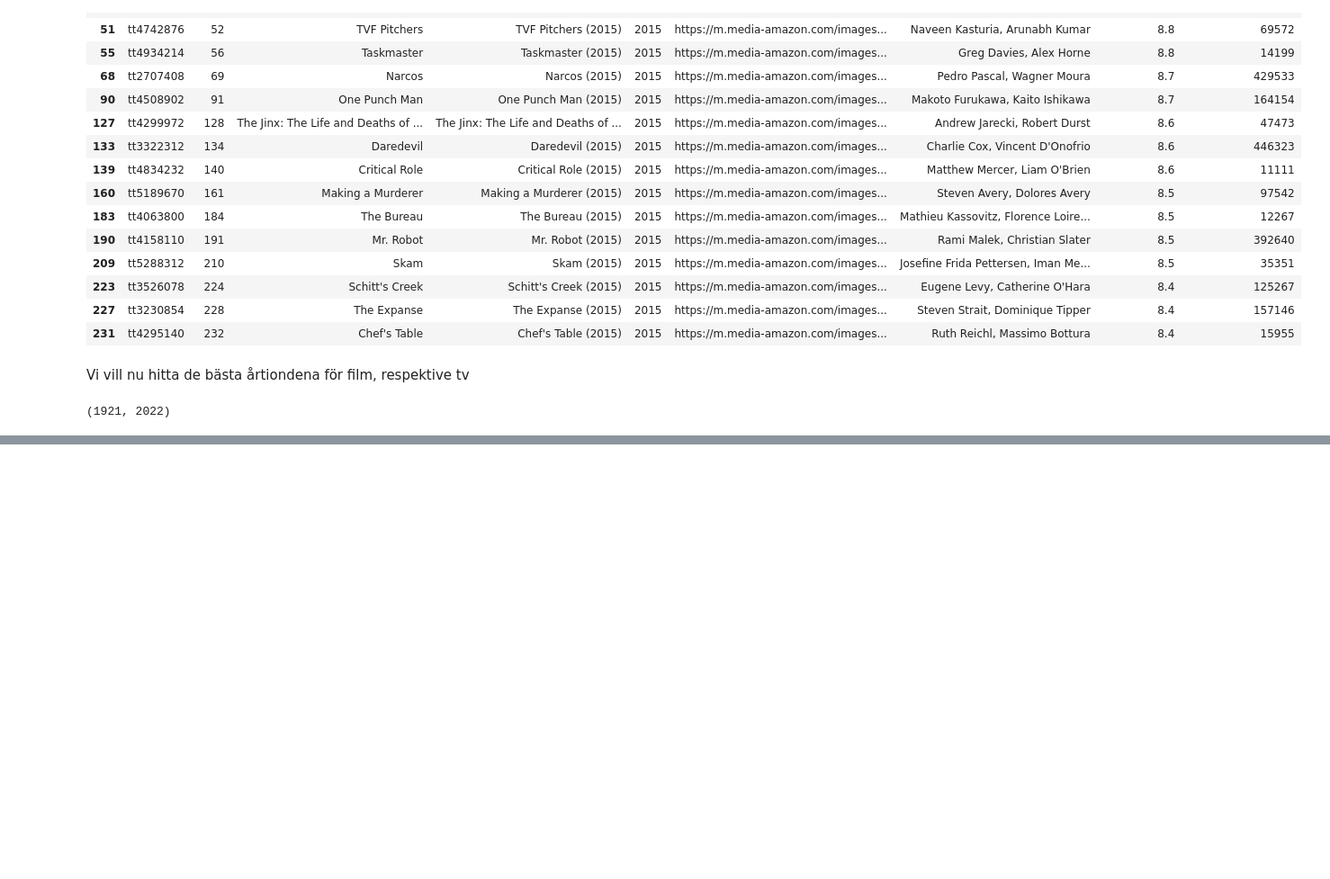
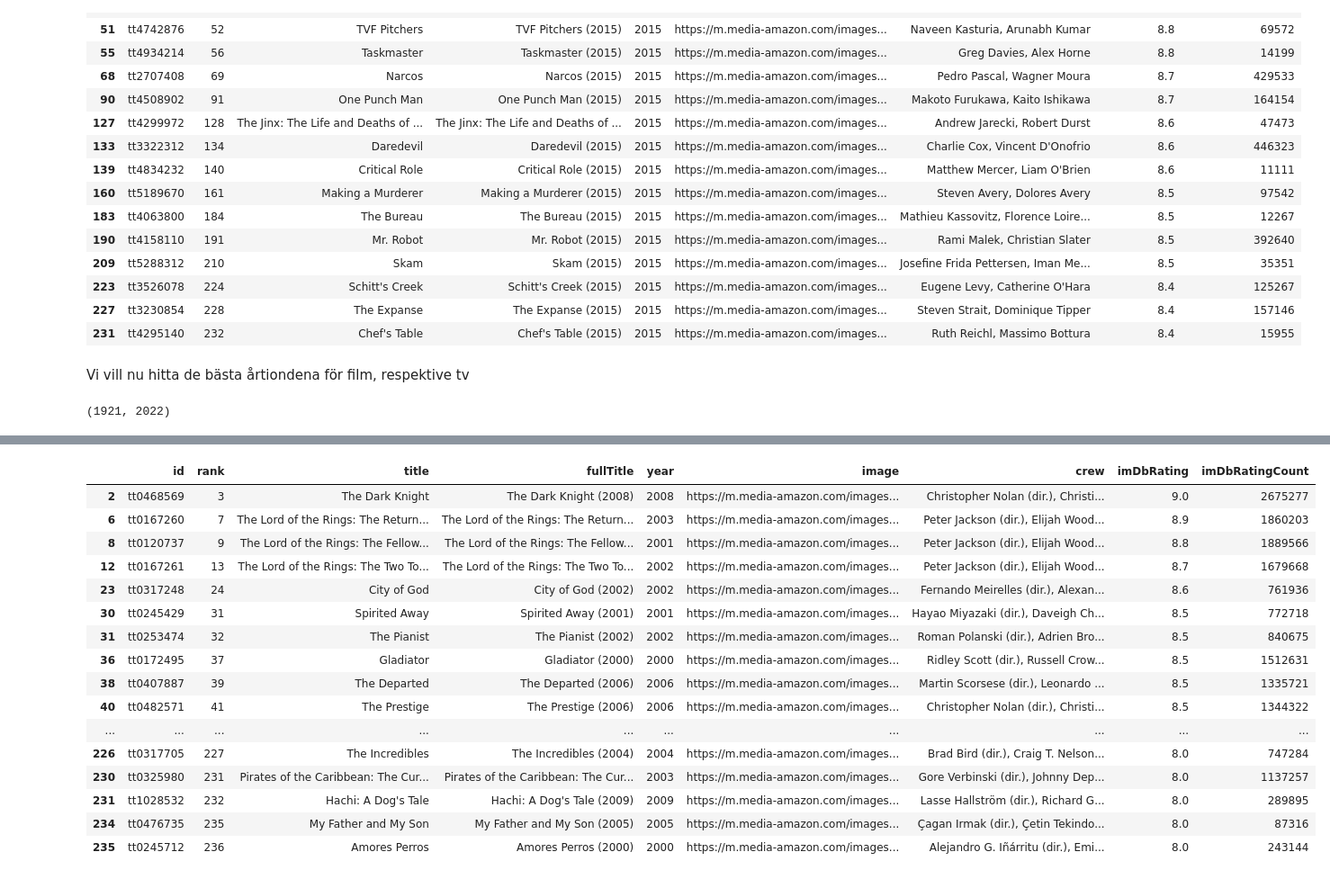
Before and after one commit to a-appelblom/DS_22_resources, a Jupyter notebook: lessons/lesson14GBG/movies.ipynb, the cells around one changed output, grey strips where cells are left out. Shown: that part at 90% size. Saved outputs shown, nothing was run; the diff lists cells and outputs as text; code cells hidden in the pictures; blank space fills up the shorter version.

```diff
--- a/lessons/lesson14GBG/movies.ipynb
+++ b/lessons/lesson14GBG/movies.ipynb
@@ -114,0 +115,10 @@ start, end
+# %%
+movie_decades = {}
+current = start
+while current < end:
+    df = movie_df[movie_df["year"].between(current, current + 9)]
+    key = str(current) + "s"
+    movie_decades[key] = df
+    current += 10
+
+movie_decades["1940s"]
@@ -114,0 +211,20 @@ start, end
+# %%
+movie_decades["2000s"]
+# %% [output]
+|  | id | rank | title | fullTitle | year | image | crew | imDbRating | imDbRatingCount |
+| 2 | tt0468569 | 3 | The Dark Knight | The Dark Knight (2008) | 2008 | https://m.media-amazon.com/images... | Christopher Nolan (dir.), Christi... | 9.0 | 2675277 |
+| 6 | tt0167260 | 7 | The Lord of the Rings: The Return... | The Lord of the Rings: The Return... | 2003 | https://m.media-amazon.com/images... | Peter Jackson (dir.), Elijah Wood... | 8.9 | 1860203 |
+| 8 | tt0120737 | 9 | The Lord of the Rings: The Fellow... | The Lord of the Rings: The Fellow... | 2001 | https://m.media-amazon.com/images... | Peter Jackson (dir.), Elijah Wood... | 8.8 | 1889566 |
+| 12 | tt0167261 | 13 | The Lord of the Rings: The Two To... | The Lord of the Rings: The Two To... | 2002 | https://m.media-amazon.com/images... | Peter Jackson (dir.), Elijah Wood... | 8.7 | 1679668 |
+| 23 | tt0317248 | 24 | City of God | City of God (2002) | 2002 | https://m.media-amazon.com/images... | Fernando Meirelles (dir.), Alexan... | 8.6 | 761936 |
+| 30 | tt0245429 | 31 | Spirited Away | Spirited Away (2001) | 2001 | https://m.media-amazon.com/images... | Hayao Miyazaki (dir.), Daveigh Ch... | 8.5 | 772718 |
+| 31 | tt0253474 | 32 | The Pianist | The Pianist (2002) | 2002 | https://m.media-amazon.com/images... | Roman Polanski (dir.), Adrien Bro... | 8.5 | 840675 |
+| 36 | tt0172495 | 37 | Gladiator | Gladiator (2000) | 2000 | https://m.media-amazon.com/images... | Ridley Scott (dir.), Russell Crow... | 8.5 | 1512631 |
+| 38 | tt0407887 | 39 | The Departed | The Departed (2006) | 2006 | https://m.media-amazon.com/images... | Martin Scorsese (dir.), Leonardo ... | 8.5 | 1335721 |
+| 40 | tt0482571 | 41 | The Prestige | The Prestige (2006) | 2006 | https://m.media-amazon.com/images... | Christopher Nolan (dir.), Christi... | 8.5 | 1344322 |
+| ... | ... | ... | ... | ... | ... | ... | ... | ... | ... |
+| 226 | tt0317705 | 227 | The Incredibles | The Incredibles (2004) | 2004 | https://m.media-amazon.com/images... | Brad Bird (dir.), Craig T. Nelson... | 8.0 | 747284 |
+| 230 | tt0325980 | 231 | Pirates of the Caribbean: The Cur... | Pirates of the Caribbean: The Cur... | 2003 | https://m.media-amazon.com/images... | Gore Verbinski (dir.), Johnny Dep... | 8.0 | 1137257 |
+| 231 | tt1028532 | 232 | Hachi: A Dog's Tale | Hachi: A Dog's Tale (2009) | 2009 | https://m.media-amazon.com/images... | Lasse Hallström (dir.), Richard G... | 8.0 | 289895 |
+| 234 | tt0476735 | 235 | My Father and My Son | My Father and My Son (2005) | 2005 | https://m.media-amazon.com/images... | Çagan Irmak (dir.), Çetin Tekindo... | 8.0 | 87316 |
+| 235 | tt0245712 | 236 | Amores Perros | Amores Perros (2000) | 2000 | https://m.media-amazon.com/images... | Alejandro G. Iñárritu (dir.), Emi... | 8.0 | 243144 |
```
Also changed, not shown: parts of 12 cells of this notebook.
